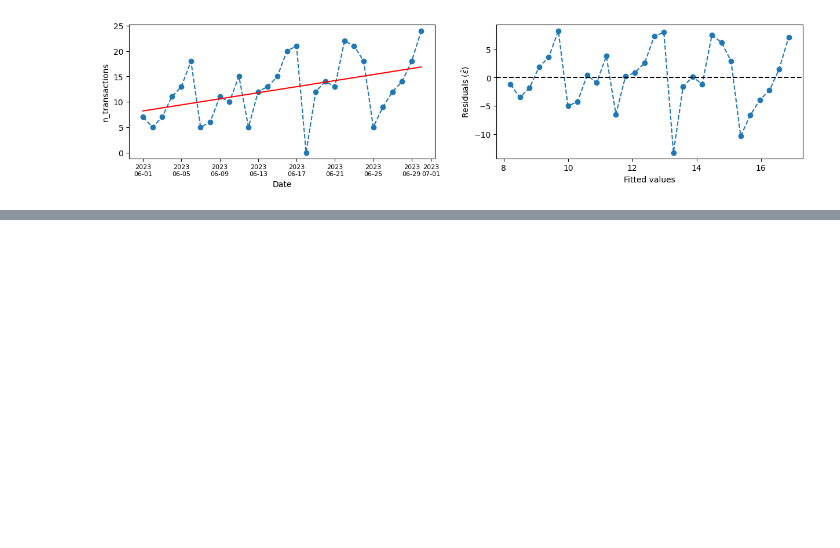
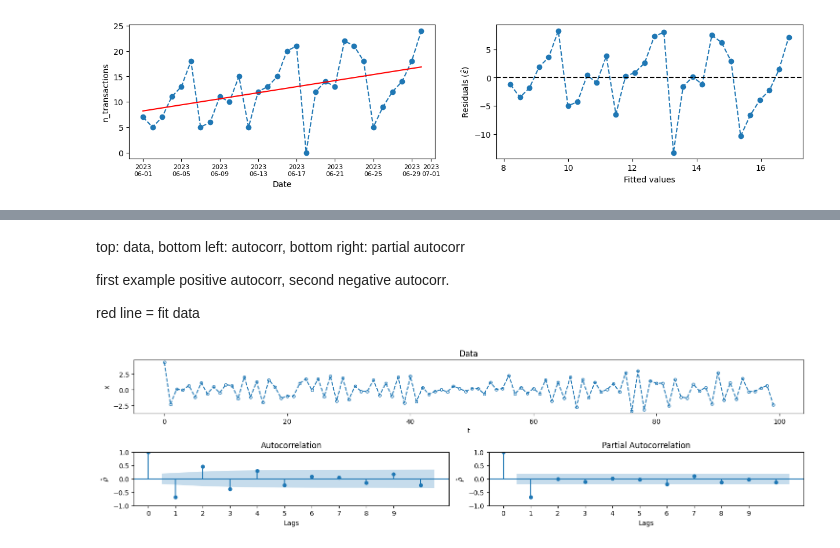
Before and after one commit to robetatis/study_notes_ml, a Jupyter notebook: time_series.ipynb, the cells around one changed output, grey strips where cells are left out. Drawn from its saved outputs; the diff is of its cells as text; code cells hidden in the pictures; blank space fills up the shorter version.

```diff
--- a/time_series.ipynb
+++ b/time_series.ipynb
@@ -64,0 +131,11 @@ Clearly, residuals are autocorrelated, so a simple OLS doesn't work because we'd
+# %% [markdown]
+top: data, bottom left: autocorr, bottom right: partial autocorr
+
+first example positive autocorr, second negative autocorr.
+
+red line = fit data
+# %%
+x = generate_toy_data(n=100, x_0=3, delta=0, phi_1=-0.7, sigma=1)
+plot_example(x)
+# %% [output]
+[figure, added]
```
Also changed, not shown: parts of 7 cells of this notebook, 15 other files.
